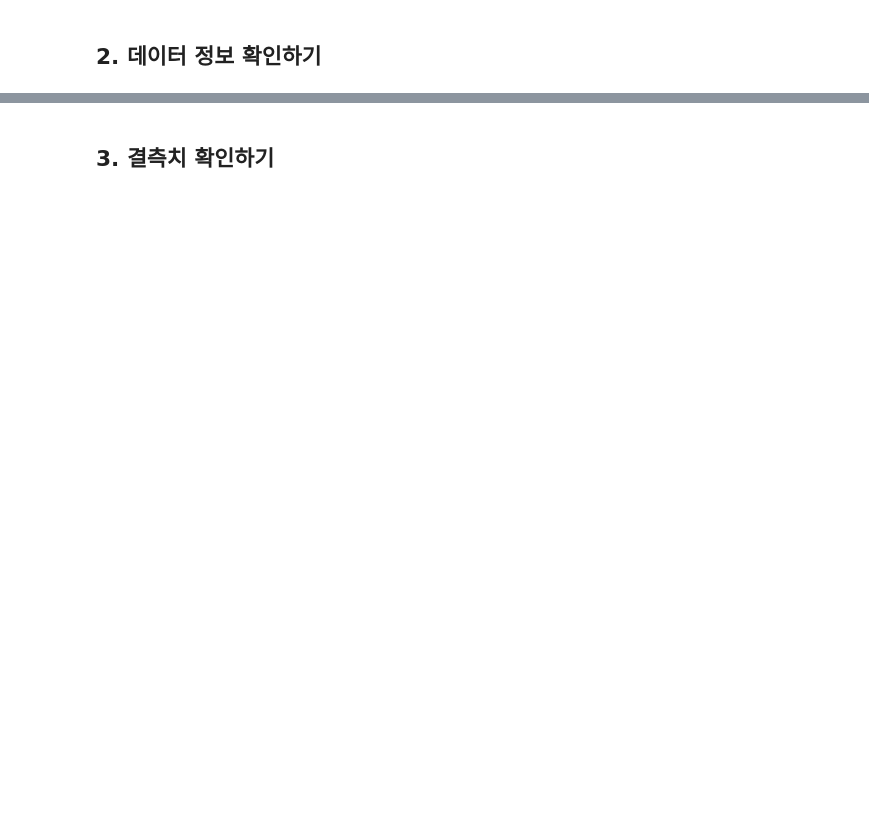
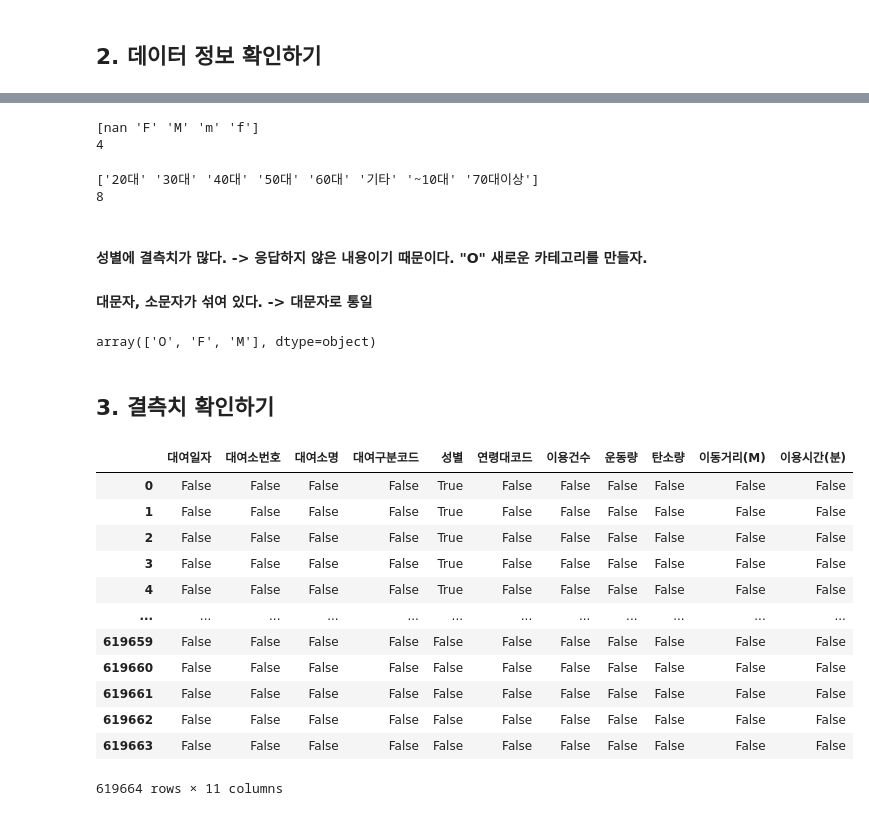
Before and after one commit to yojeongyujeong/yogurtyojung, a Jupyter notebook: 06_데이터분석_서울특별시_꽁공자전거_실습.ipynb, the cells around one changed output, grey strips where cells are left out. Drawn from its saved outputs; the diff is of its cells as text; code cells hidden in the pictures; blank space fills up the shorter version.

```diff
--- a/06_데이터분석_서울특별시_꽁공자전거_실습.ipynb
+++ b/06_데이터분석_서울특별시_꽁공자전거_실습.ipynb
@@ -30,2 +117,42 @@ bicyle
+# %%
+# .unique(), .nunique()
+print(bicyle_alpha["성별"].unique())
+print(bicyle_alpha["성별"].nunique())
+# %% [output]
+[nan 'F' 'M' 'm' 'f']
+4
+# %%
+# .unique(), .nunique()
+print(bicyle_alpha["연령대코드"].unique())
+print(bicyle_alpha["연령대코드"].nunique())
+# %% [output]
+['20대' '30대' '40대' '50대' '60대' '기타' '~10대' '70대이상']
+8
+# %% [markdown]
+#### 성별에 결측치가 많다. -> 응답하지 않은 내용이기 때문이다. "O" 새로운 카테고리를 만들자.
+#### 대문자, 소문자가 섞여 있다. -> 대문자로 통일
+# %%
+bicyle_alpha["성별"] = bicyle["성별"].str.upper()        # 대문자로 바꾸기
+bicyle_alpha["성별"] = bicyle_alpha["성별"].fillna("O")  # 결측치 채우기
+bicyle_alpha["성별"].unique()
+# %% [output]
+array(['O', 'F', 'M'], dtype=object)
 # %% [markdown]
 ## 3. 결측치 확인하기
+# %%
+#전체 데이터에 대한 결측치 확인
+bicyle.isna() # bicyle.isnull() (O) isna 와 isnull은 동일!
+# %% [output]
+|  | 대여일자 | 대여소번호 | 대여소명 | 대여구분코드 | 성별 | 연령대코드 | 이용건수 | 운동량 | 탄소량 | 이동거리(M) | 이용시간(분) |
+| 0 | False | False | False | False | True | False | False | False | False | False | False |
+| 1 | False | False | False | False | True | False | False | False | False | False | False |
+| 2 | False | False | False | False | True | False | False | False | False | False | False |
+| 3 | False | False | False | False | True | False | False | False | False | False | False |
+| 4 | False | False | False | False | True | False | False | False | False | False | False |
+| ... | ... | ... | ... | ... | ... | ... | ... | ... | ... | ... | ... |
+| 619659 | False | False | False | False | False | False | False | False | False | False | False |
+| 619660 | False | False | False | False | False | False | False | False | False | False | False |
+| 619661 | False | False | False | False | False | False | False | False | False | False | False |
+| 619662 | False | False | False | False | False | False | False | False | False | False | False |
+| 619663 | False | False | False | False | False | False | False | False | False | False | False |
+619664 rows × 11 columns
```
Also changed, not shown: parts of 56 cells of this notebook, 5 other files.
